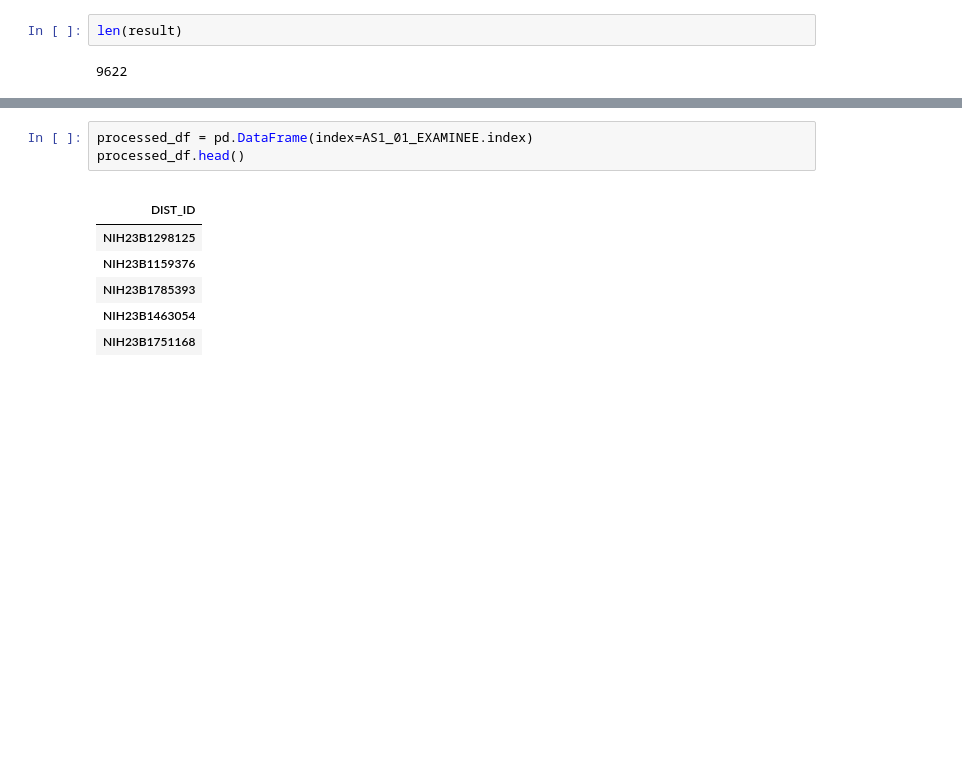
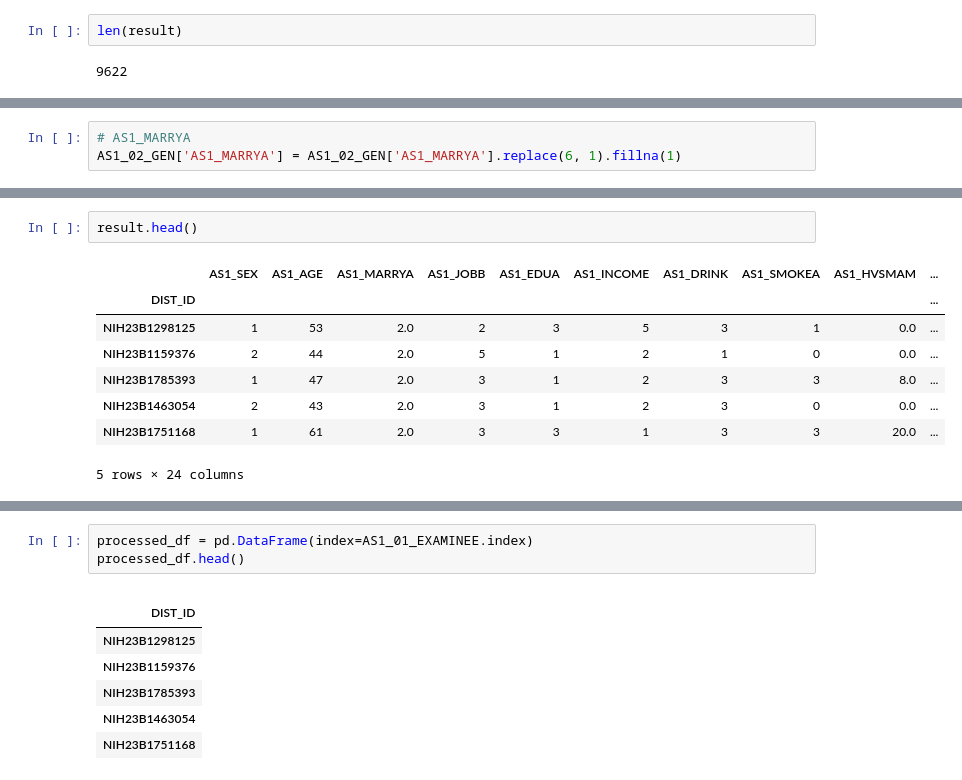
Before and after one commit to SH22Hwang/KoGES_CVD, a Jupyter notebook: ConIndVar.ipynb, the cells around one changed output, grey strips where cells are left out. Drawn from its saved outputs; the diff is of its cells as text; blank space fills up the shorter version.

```diff
--- a/ConIndVar.ipynb
+++ b/ConIndVar.ipynb
@@ -334,0 +364,3 @@ len(result)
+# %%
+# AS1_MARRYA
+AS1_02_GEN['AS1_MARRYA'] = AS1_02_GEN['AS1_MARRYA'].replace(6, 1).fillna(1)
@@ -334,0 +471,11 @@ len(result)
+# %%
+result.head()
+# %% [output]
+|  | AS1_SEX | AS1_AGE | AS1_MARRYA | AS1_JOBB | AS1_EDUA | AS1_INCOME | AS1_DRINK | AS1_SMOKEA | AS1_HVSMAM | ... |
+| DIST_ID |  |  |  |  |  |  |  |  |  | ... |
+| NIH23B1298125 | 1 | 53 | 2.0 | 2 | 3 | 5 | 3 | 1 | 0.0 | ... |
+| NIH23B1159376 | 2 | 44 | 2.0 | 5 | 1 | 2 | 1 | 0 | 0.0 | ... |
+| NIH23B1785393 | 1 | 47 | 2.0 | 3 | 1 | 2 | 3 | 3 | 8.0 | ... |
+| NIH23B1463054 | 2 | 43 | 2.0 | 3 | 1 | 2 | 3 | 0 | 0.0 | ... |
+| NIH23B1751168 | 1 | 61 | 2.0 | 3 | 3 | 1 | 3 | 3 | 20.0 | ... |
+5 rows × 24 columns
```
Also changed, not shown: parts of 47 cells of this notebook, 38 other files.
